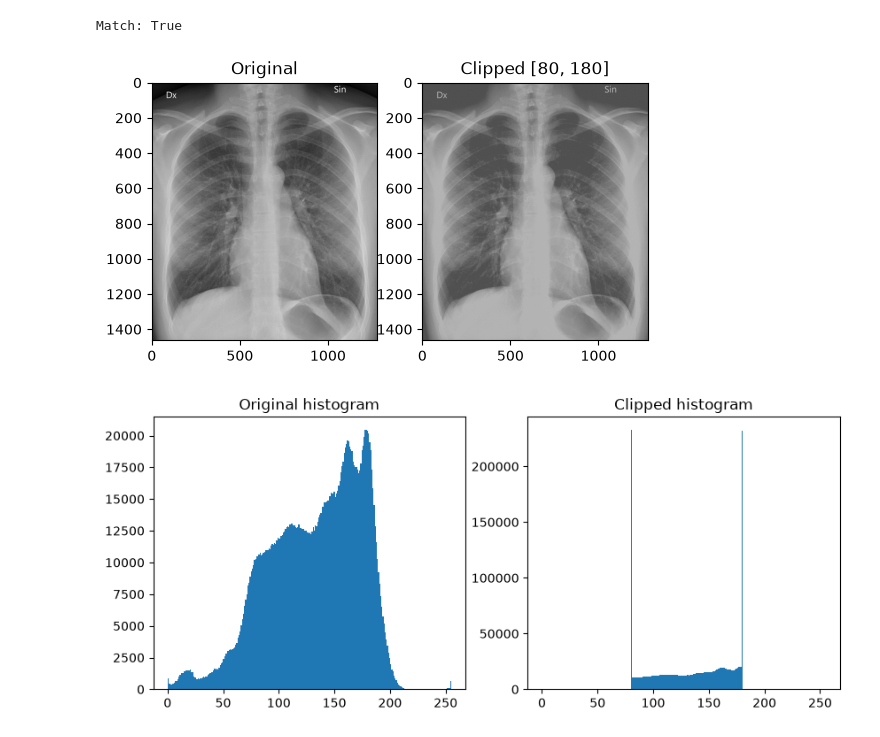
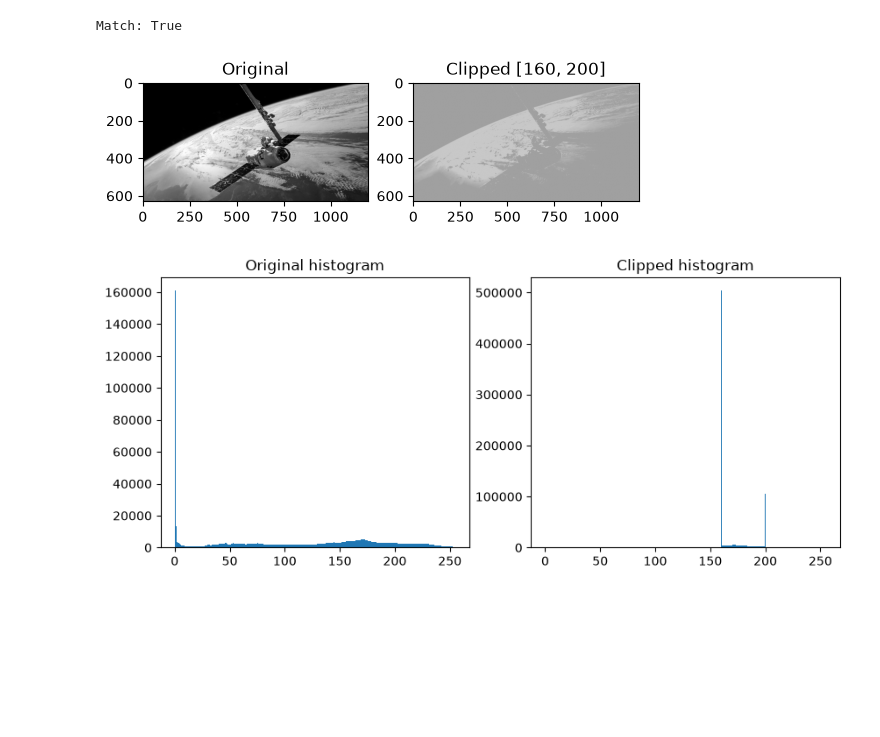
Before and after one commit to balram7878/Computer-Vision, a Jupyter notebook: cv_env/codes/image clipping/image_clipping.ipynb, the cells around one changed output. Cells and saved outputs as stored; diff of their text form; code cells hidden in the pictures; blank space fills up the shorter version.

```diff
--- a/cv_env/codes/image clipping/image_clipping.ipynb
+++ b/cv_env/codes/image clipping/image_clipping.ipynb
@@ -1,27 +1,27 @@
 # %%
 import cv2
 import numpy as np
 import matplotlib.pyplot as plt
 
-img = cv2.imread("./images/x-ray.png", 0)
-low, high = 80, 180
+img = cv2.imread("./images/satellite.png", 0)
+low, high = 160, 200
 
 manual = img.copy()
 manual[manual < low] = low
 manual[manual > high] = high
 
 ref = np.clip(img, low, high)
 print("Match:", np.array_equal(manual, ref))
 
 plt.subplot(1,2,1); plt.imshow(img, cmap="gray", vmin=0, vmax=255); plt.title("Original")
 plt.subplot(1,2,2); plt.imshow(manual, cmap="gray", vmin=0, vmax=255); plt.title(f"Clipped [{low}, {high}]")
 plt.show()
 
 plt.figure(figsize=(10,4))
 plt.subplot(1,2,1); plt.hist(img.ravel(), bins=256, range=(0,255)); plt.title("Original histogram")
 plt.subplot(1,2,2); plt.hist(manual.ravel(), bins=256, range=(0,255)); plt.title("Clipped histogram")
 plt.show()
 # %% [output]
 Match: True
-[figure, old version]
+[figure, new version]
-[figure, old version]
+[figure, new version]
```
Also changed, not shown: 12 other files.
